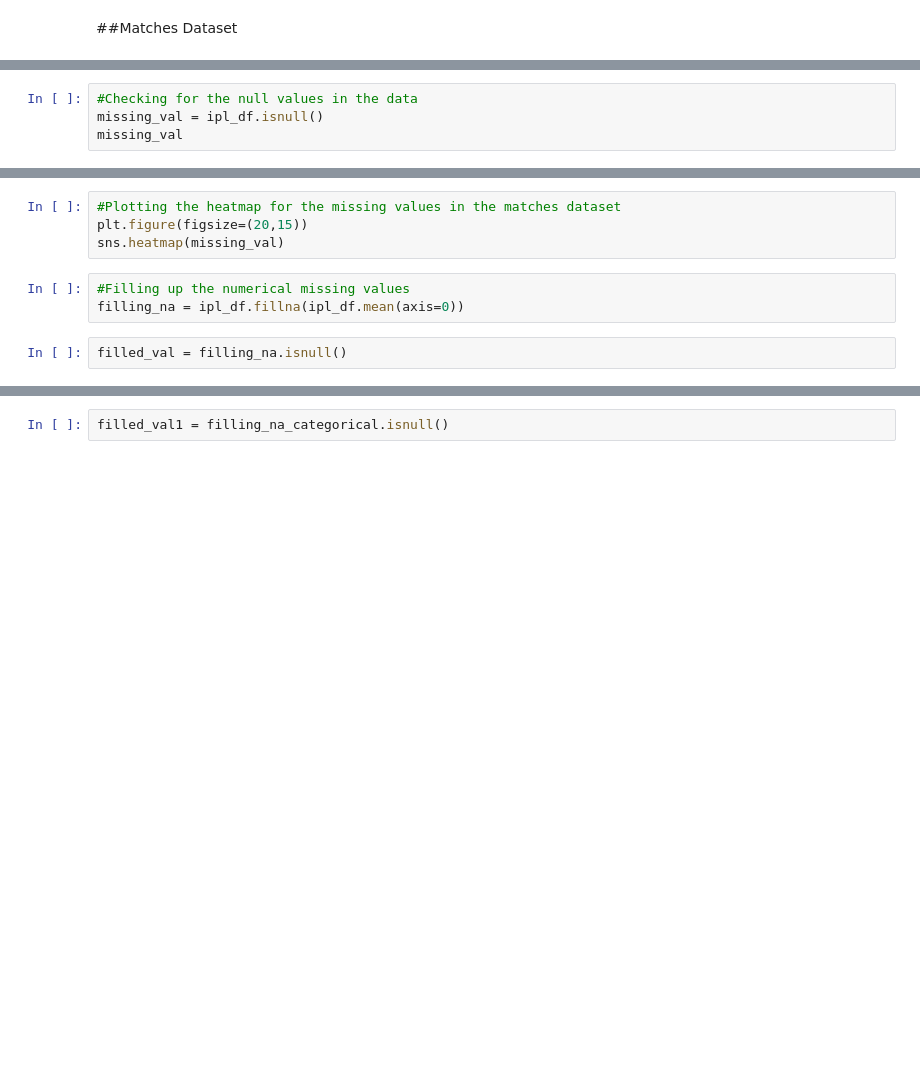
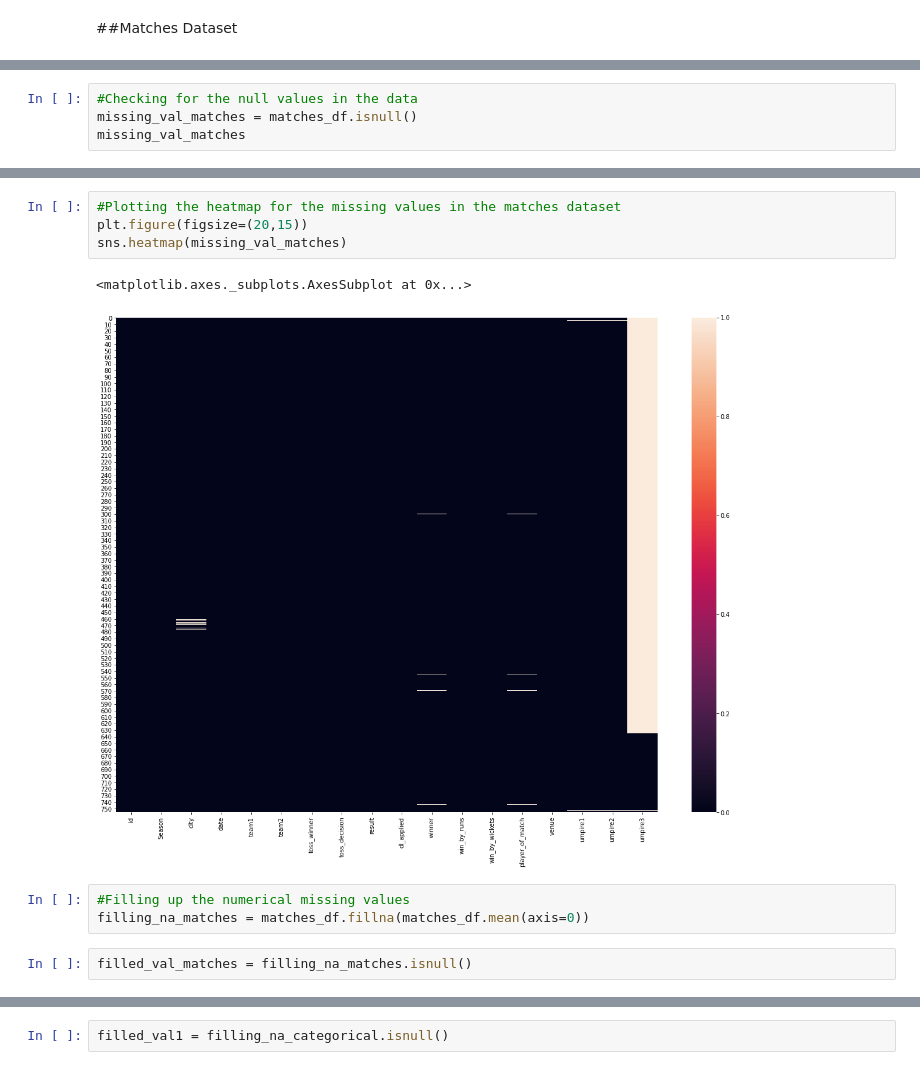
Before and after one commit to Pradip240/IPL-T20-Cricket-Analysis, a Jupyter notebook: IPL_T20_Cricket_Analysis_Capstone_Project.ipynb, the cells around one changed output, grey strips where cells are left out. Saved outputs shown, nothing was run; the diff lists cells and outputs as text; blank space fills up the shorter version.

```diff
--- a/IPL_T20_Cricket_Analysis_Capstone_Project.ipynb
+++ b/IPL_T20_Cricket_Analysis_Capstone_Project.ipynb
@@ -84,4 +115,4 @@ ipl_df.info()
 # %%
 #Checking for the null values in the data
-missing_val = ipl_df.isnull()
-missing_val
+missing_val_matches = matches_df.isnull()
+missing_val_matches
@@ -91,12 +156,15 @@ ipl_df.isnull().sum()
 # %%
 #Plotting the heatmap for the missing values in the matches dataset
 plt.figure(figsize=(20,15))
-sns.heatmap(missing_val)
+sns.heatmap(missing_val_matches)
+# %% [output]
+<matplotlib.axes._subplots.AxesSubplot at 0x...>
+[figure, added]
 # %%
 #Filling up the numerical missing values
-filling_na = ipl_df.fillna(ipl_df.mean(axis=0))
+filling_na_matches = matches_df.fillna(matches_df.mean(axis=0))
-# %%
-filled_val = filling_na.isnull()
+# %%
+filled_val_matches = filling_na_matches.isnull()
 # %%
 #Plotting the heatmap after filling up the missing numerical values
 plt.figure(figsize=(10,10))
```
Also changed, not shown: parts of 94 cells of this notebook.
